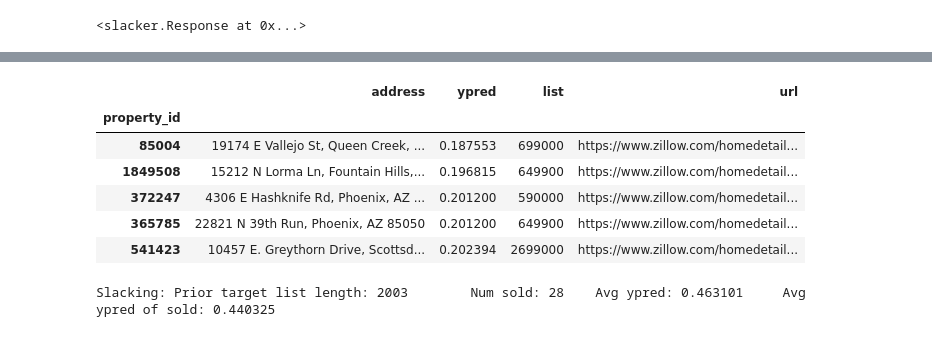
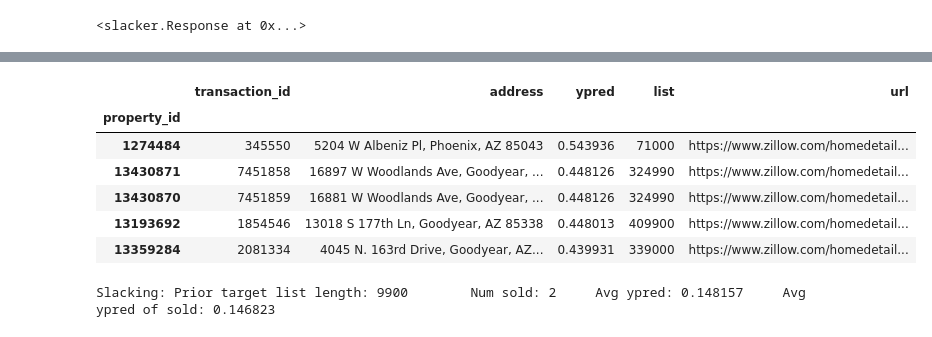
Before and after one commit to ivoytov/rentalnerd, a Jupyter notebook: scraper/predict_sale_above_list.ipynb, the cells around one changed output, grey strips where cells are left out. Saved outputs shown, nothing was run; the diff lists cells and outputs as text; code cells hidden in the pictures.

Commit message:
backtest scripts

```diff
--- a/scraper/predict_sale_above_list.ipynb
+++ b/scraper/predict_sale_above_list.ipynb
@@ -32,7 +32,7 @@ today = dt.date.today()
 
 # where to save the xgb models - they get huge so keep them out of any git path
 model_path = '/home/ilya/rentalnerd-models/'
-
+csv_path = '/home/ilya/Code/rentalnerd/scraper/'
 
 # booster parameters
 param = {'verbose': 0,
@@ -40,7 +40,7 @@ param = {'verbose': 0,
          'objective':'binary:logistic',
          'booster': 'gbtree',
          'eval_metric':'error',
-#         'updater': 'grow_gpu',
+         'updater': 'grow_gpu',
          'eta': 0.1, # not tuned, learning rate with default of 0.3
          'max_depth': 10  # all of the following parameters are __tuned__ so do not change them
 #          'alpha': 2.6456,
@@ -388,23 +393,23 @@ output.head(100)
 # %%
 # read in prior target list for backtesting purposes
-prior_target_list = pd.read_csv('good_sell/target_list_20170422.csv', index_col = 0)
+prior_target_list = pd.read_csv(csv_path + 'good_sell/target_list_' + (today-dt.timedelta(days=1)).strftime('%Y%m%d') + '.csv', index_col = 0)
 prior_target_list.head()
 # %% [output]
-|  | address | ypred | list | url |
-| property_id |  |  |  |  |
-| 85004 | 19174 E Vallejo St, Queen Creek, ... | 0.187553 | 699000 | https://www.zillow.com/homedetail... |
-| 1849508 | 15212 N Lorma Ln, Fountain Hills,... | 0.196815 | 649900 | https://www.zillow.com/homedetail... |
-| 372247 | 4306 E Hashknife Rd, Phoenix, AZ ... | 0.201200 | 590000 | https://www.zillow.com/homedetail... |
-| 365785 | 22821 N 39th Run, Phoenix, AZ 85050 | 0.201200 | 649900 | https://www.zillow.com/homedetail... |
-| 541423 | 10457 E. Greythorn Drive, Scottsd... | 0.202394 | 2699000 | https://www.zillow.com/homedetail... |
+|  | transaction_id | address | ypred | list | url |
+| property_id |  |  |  |  |  |
+| 1274484 | 345550 | 5204 W Albeniz Pl, Phoenix, AZ 85043 | 0.543936 | 71000 | https://www.zillow.com/homedetail... |
+| 13430871 | 7451858 | 16897 W Woodlands Ave, Goodyear, ... | 0.448126 | 324990 | https://www.zillow.com/homedetail... |
+| 13430870 | 7451859 | 16881 W Woodlands Ave, Goodyear, ... | 0.448126 | 324990 | https://www.zillow.com/homedetail... |
+| 13193692 | 1854546 | 13018 S 177th Ln, Goodyear, AZ 85338 | 0.448013 | 409900 | https://www.zillow.com/homedetail... |
+| 13359284 | 2081334 | 4045 N. 163rd Drive, Goodyear, AZ... | 0.439931 | 339000 | https://www.zillow.com/homedetail... |
 # %%
-backtest = prior_target_list.merge(sold[['address','price']], how="inner").sort_values(by='ypred',ascending=False)
+backtest = prior_target_list.merge(sold[['transaction_id','price']], how="inner").sort_values(by='ypred',ascending=False)
 backtest['good_sell'] = (backtest.price >= backtest.list)
 y_all = prior_target_list.ypred.mean()
 y_sold = backtest.ypred.mean()
-slack("Prior target list length: %i\tNum sold: %i\tAvg ypred: %f\tAvg ypred of sold: %f" % (len(prior_target_list.index), len(sold_ids),y_all, y_sold))
+slack("Prior target list length: %i\tNum sold: %i\tAvg ypred: %f\tAvg ypred of sold: %f" % (len(prior_target_list.index), len(backtest.index),y_all, y_sold))
 # %% [output]
-Slacking: Prior target list length: 2003        Num sold: 28    Avg ypred: 0.463101     Avg ypred of sold: 0.440325
+Slacking: Prior target list length: 9900        Num sold: 2     Avg ypred: 0.148157     Avg ypred of sold: 0.146823
 # %%
 pos_trigger = 0.6
 num_pos = len(prior_target_list[prior_target_list.ypred > pos_trigger].index)
```
Also changed, not shown: parts of 17 cells of this notebook, 15 other files.
